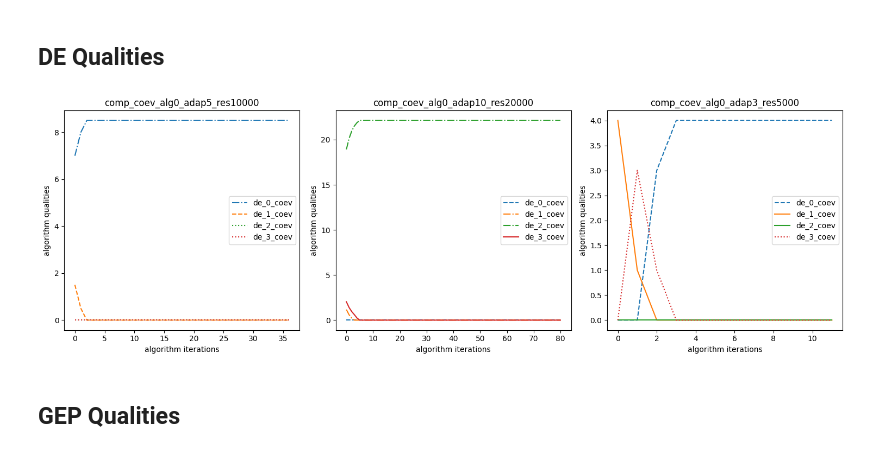
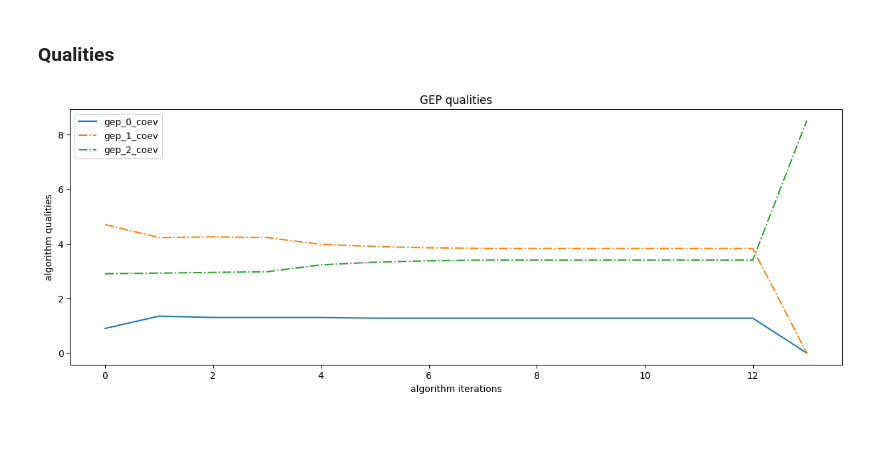
Before and after one commit to suboty/ret, a Jupyter notebook: research/Coevolution Results.ipynb, the cells around one changed output. Drawn from its saved outputs; the diff is of its cells as text; code cells hidden in the pictures.

Commit message:
add new visualization and saving metric to db

```diff
--- a/research/Coevolution Results.ipynb
+++ b/research/Coevolution Results.ipynb
@@ -64,20 +44,40 @@ for exp in experiments:
+# %%
+db = sqlite3.connect('coevolution.db')
+cursor = db.cursor()
+
+res = cursor.execute(sql_query_get_avg_min)
+minimum_metrics = res.fetchall()
+db.commit()
+
+res = cursor.execute(sql_query_get_avg_qualities)
+qualities_metrics = res.fetchall()
+db.commit()
+
+db.close()
 # %% [markdown]
-## DE Qualities
+### Qualities
+# %%
+qualities_metrics = sorted(qualities_metrics)
+quality_dict = {}
+for metric in qualities_metrics:
+    if 'sep' in metric[0]:
+        continue
+    if quality_dict.get(metric[0]):
+        quality_dict[metric[0]].append(metric[2])
+    else:
+        quality_dict[metric[0]] = [metric[2]]
 # %%
-fig, axs = plt.subplots(1, 3)
+for alg in quality_dict.keys():
+    plt.plot(
+        quality_dict[alg],
+        label=alg,
+        linestyle=random.choice(line_styles)
+    )
 
-for i, exp in enumerate(de_dict.keys()):
-    for alg in de_dict[exp].keys():
-        axs[i].plot(de_dict[exp][alg], label=alg, linestyle=random.choice(line_styles))
-
-    axs[i].set_title(exp)
-    axs[i].legend(loc="best")
-    axs[i].set_xlabel('algorithm iterations')
-    axs[i].set_ylabel('algorithm qualities')
-
-plt.tight_layout()
+    plt.title('GEP qualities')
+    plt.legend(loc="best")
+    plt.xlabel('algorithm iterations')
+    plt.ylabel('algorithm qualities')
 plt.show()
 # %% [output]
-[figure, old version]
+[figure, new version]
-# %% [markdown]
-## GEP Qualities
```
Also changed, not shown: parts of 13 cells of this notebook, 3 other files.
